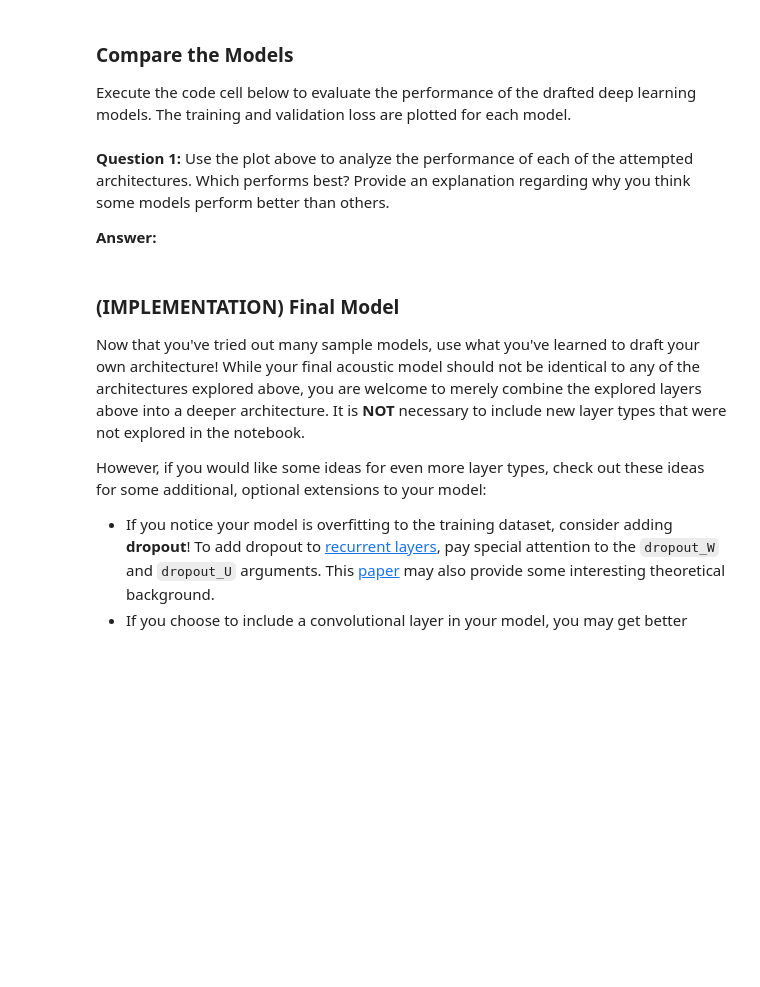
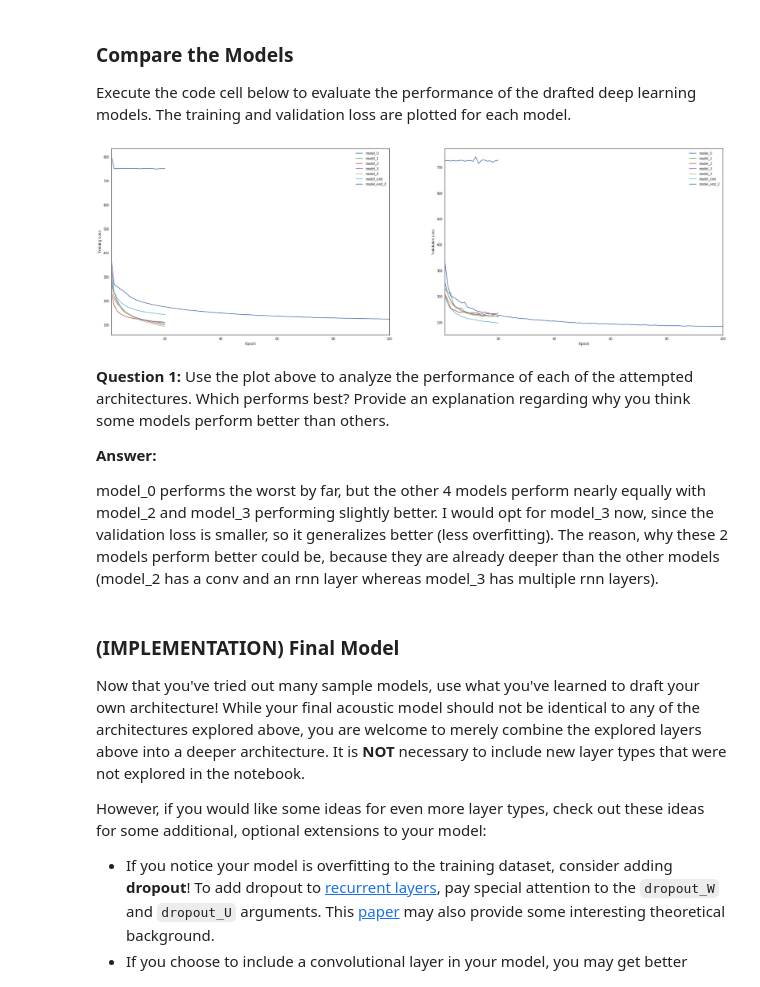
Before and after one commit to sladomic/AIND-VUI-Capstone, a Jupyter notebook: vui_notebook.ipynb, the cells around one changed output. Saved outputs shown, nothing was run; the diff lists cells and outputs as text; code cells hidden in the pictures; blank space fills up the shorter version.

```diff
--- a/vui_notebook.ipynb
+++ b/vui_notebook.ipynb
@@ -500,38 +510,42 @@ all_pickles = sorted(glob("results/*.pickle"))
 model_names = [item[8:-7] for item in all_pickles]
 # extract the loss history for each model
 valid_loss = [pickle.load( open( i, "rb" ) )['val_loss'] for i in all_pickles]
 train_loss = [pickle.load( open( i, "rb" ) )['loss'] for i in all_pickles]
 # save the number of epochs used to train each model
 num_epochs = [len(valid_loss[i]) for i in range(len(valid_loss))]
 
-fig = plt.figure(figsize=(16,5))
+fig = plt.figure(figsize=(32,10))
 
 # plot the training loss vs. epoch for each model
 ax1 = fig.add_subplot(121)
 for i in range(len(all_pickles)):
     ax1.plot(np.linspace(1, num_epochs[i], num_epochs[i]),
             train_loss[i], label=model_names[i])
 # clean up the plot
 ax1.legend()
 ax1.set_xlim([1, max(num_epochs)])
 plt.xlabel('Epoch')
 plt.ylabel('Training Loss')
 
 # plot the validation loss vs. epoch for each model
 ax2 = fig.add_subplot(122)
 for i in range(len(all_pickles)):
     ax2.plot(np.linspace(1, num_epochs[i], num_epochs[i]),
             valid_loss[i], label=model_names[i])
 # clean up the plot
 ax2.legend()
 ax2.set_xlim([1, max(num_epochs)])
 plt.xlabel('Epoch')
 plt.ylabel('Validation Loss')
 plt.show()
+# %% [output]
+[figure, added]
 # %% [markdown]
 __Question 1:__ Use the plot above to analyze the performance of each of the attempted architectures.  Which performs best?  Provide an explanation regarding why you think some models perform better than others.
 
 __Answer:__
+
+model_0 performs the worst by far, but the other 4 models perform nearly equally with model_2 and model_3 performing slightly better. I would opt for model_3 now, since the validation loss is smaller, so it generalizes better (less overfitting). The reason, why these 2 models perform better could be, because they are already deeper than the other models (model_2 has a conv and an rnn layer whereas model_3 has multiple rnn layers).
 # %% [markdown]
 <a id='final'></a>
 ### (IMPLEMENTATION) Final Model
```
Also changed, not shown: parts of 21 cells of this notebook, 2 other files.
